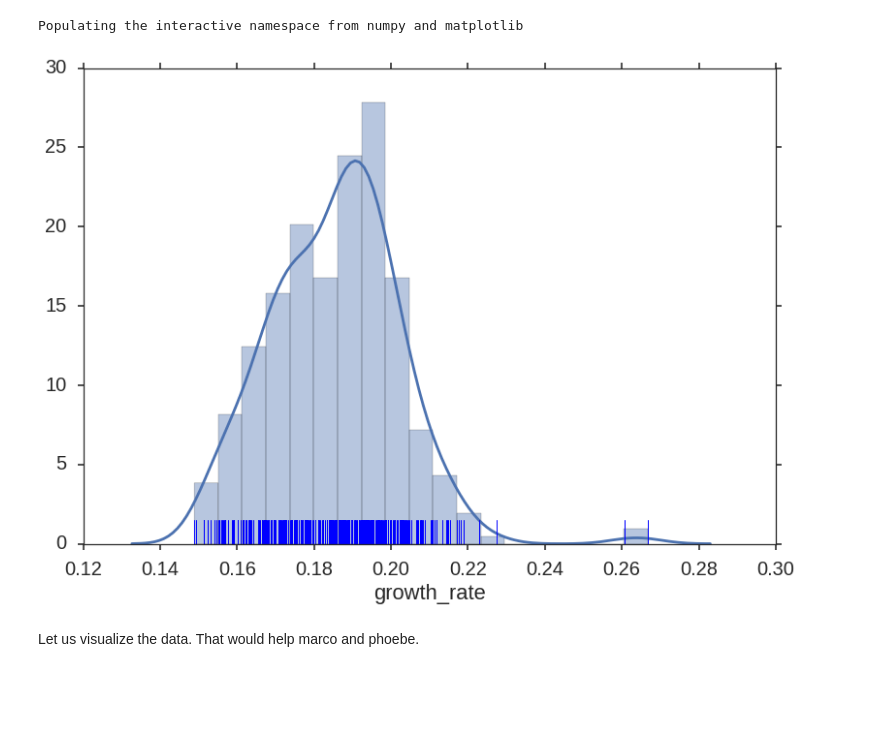
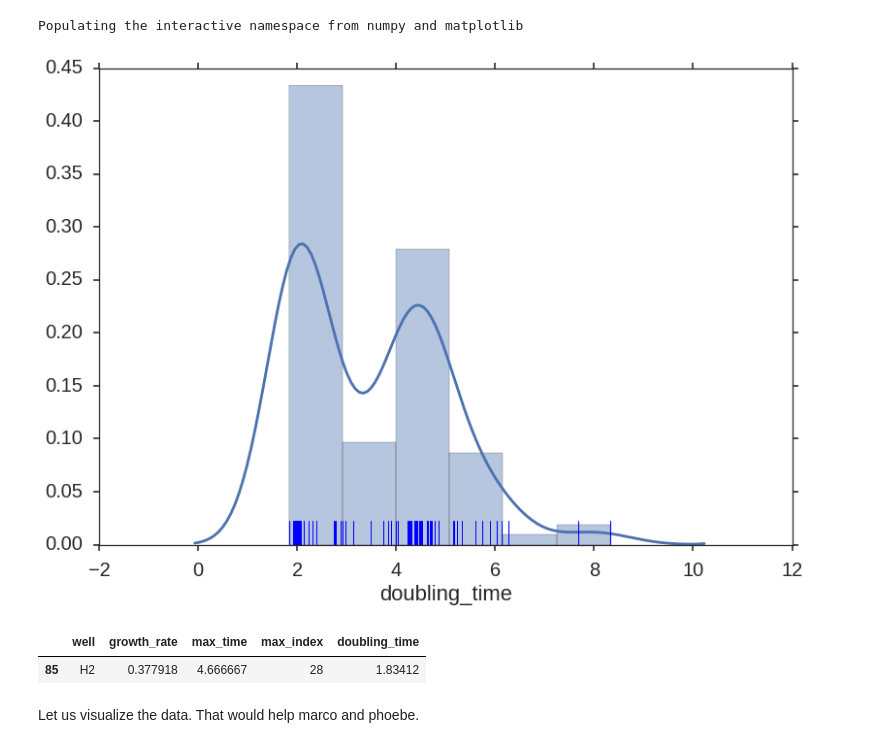
Before and after one commit to btweinstein/OD_growth_finder, a Jupyter notebook: testing_package.ipynb, the cells around one changed output. Drawn from its saved outputs; the diff is of its cells as text; code cells hidden in the pictures; blank space fills up the shorter version.

```diff
--- a/testing_package.ipynb
+++ b/testing_package.ipynb
@@ -16,17 +16,17 @@ import pandas as pd
 # %%
 import OD_growth_finder as od
 # %%
-experiment = od.OD_growth_experiment('./test_data2.xlsx')
+experiment = od.OD_growth_experiment('./test_test.xlsx', s=0.2, constant_background=0.08)
 # %%
 growth_data = experiment.get_all_growth_rates(save_pictures=False)
 # %%
 growth_data = growth_data.loc[growth_data['max_index'] != 0, :]
 growth_data = growth_data.loc[growth_data['growth_rate'] > 0.05, :]
 # %%
-sns.distplot(growth_data['growth_rate'])
-sns.rugplot(growth_data['growth_rate'])
+sns.distplot(growth_data['doubling_time'])
+sns.rugplot(growth_data['doubling_time'])
 
-plt.savefig('marco_pic.png', dpi=300, bbox_inches='tight')
+plt.savefig('phoebe_pic.png', dpi=300, bbox_inches='tight')
 # %% [output]
-[figure, old version]
+[figure, new version]
 # %%
@@ -34,3 +34,8 @@ growth_data.to_excel('marco_growth_rates.xls')
+# %%
+growth_data.loc[growth_data['well'] == 'H2', :]
+# %% [output]
+|  | well | growth_rate | max_time | max_index | doubling_time |
+| 85 | H2 | 0.377918 | 4.666667 | 28 | 1.83412 |
 # %% [markdown]
 Let us visualize the data. That would help marco and phoebe.
 # %%
```
Also changed, not shown: parts of 1 cell of this notebook, 2 other files.
